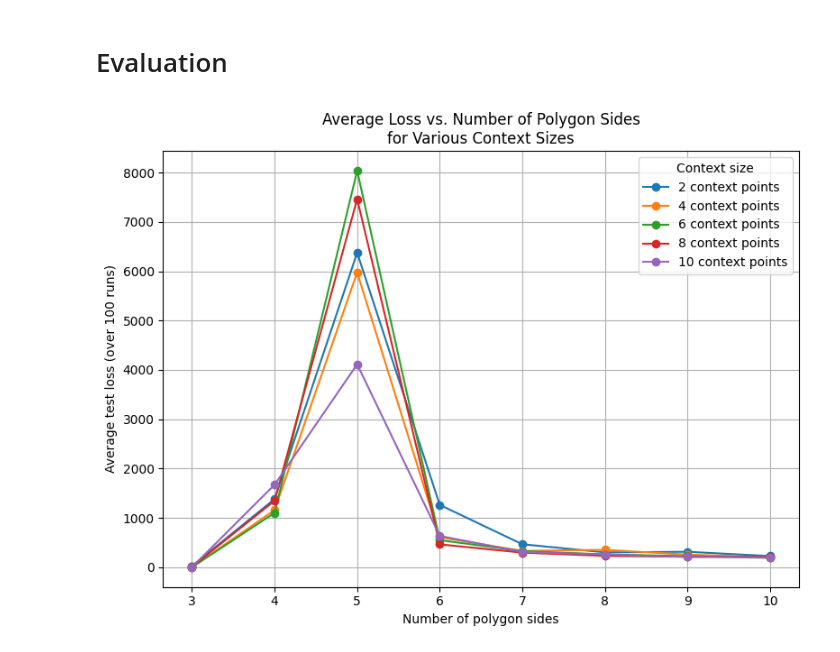
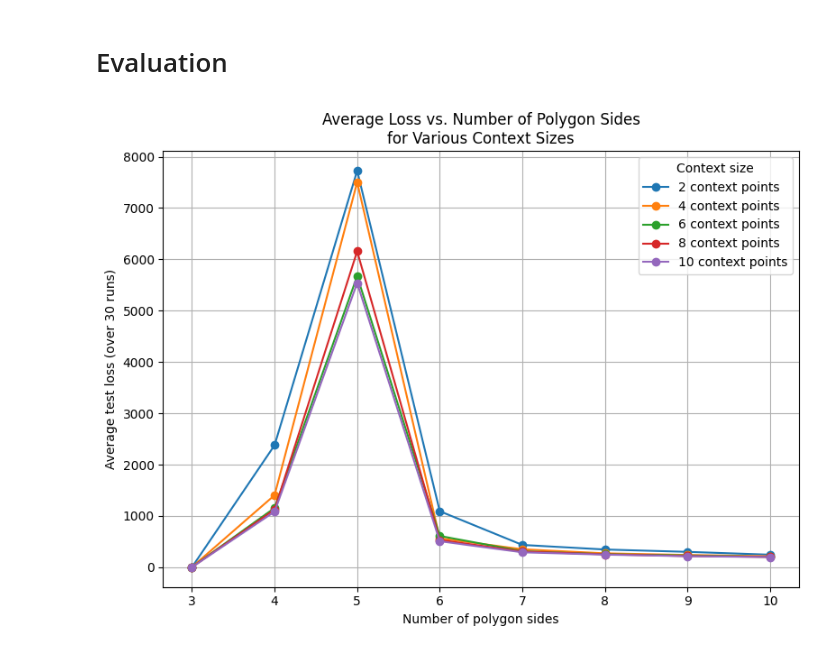
Before and after one commit to Fox4Song/fyp, a Jupyter notebook: notebooks/polygon/angle_completion_task/np/completion_task_angles_triangle_only.ipynb, the cells around one changed output. Cells and saved outputs as stored; diff of their text form; code cells hidden in the pictures.

```diff
--- a/notebooks/polygon/angle_completion_task/np/completion_task_angles_triangle_only.ipynb
+++ b/notebooks/polygon/angle_completion_task/np/completion_task_angles_triangle_only.ipynb
@@ -16,10 +16,10 @@ from torch.distributions.kl import kl_divergence
 # %%
 TRAINING_ITERATIONS = int(2e5)
 PLOT_AFTER = int(2e4)
-BATCH_SIZE = 64
-MAX_CONTEXT_POINTS = 10
+BATCH_SIZE = 128
+MAX_CONTEXT_POINTS = 15
 MIN_SIDES = 3
-MAX_SIDES = 3
+MAX_SIDES = 8
 x_size = 4 + 3 * MAX_SIDES
 y_size = MAX_SIDES
 torch.manual_seed(0)
@@ -44,16 +44,18 @@ polygon_generator_test = PolygonSentenceReader(
     max_num_context=MAX_CONTEXT_POINTS,
     max_seq_len=x_size,
     min_num_sides=MIN_SIDES,
-    max_num_sides=MAX_SIDES,
+    max_num_sides=MIN_SIDES,
     center=(5, 5),
     radius=3,
     testing=True,
 )
 
-model = LNP(x_dim=x_size, y_dim=y_size)
+model = LNP(x_dim=x_size, y_dim=y_size, r_dim=256, n_z_train=10, n_z_test=10)
 optimizer = torch.optim.Adam(model.parameters(), lr=1e-4)
 scheduler = torch.optim.lr_scheduler.CosineAnnealingLR(
     optimizer, T_max=TRAINING_ITERATIONS, eta_min=1e-6
 )
 model.to(torch.device("cuda" if torch.cuda.is_available() else "cpu"))
 device = next(model.parameters()).device
+total_params = sum(p.numel() for p in model.parameters())
+print(f"Total parameters: {total_params:,}")
@@ -193,65 +197,66 @@ LNP(
 # %%
 import matplotlib.pyplot as plt
 import numpy as np
 
-NUM_RUNS = 100
+BATCH_SIZE = 64
 sides_list = list(range(3, 11))
 context_points_list = [2, 4, 6, 8, 10]
-avg_losses = []
 criterion = NLLLoss()
 
 plt.figure(figsize=(8, 6))
 
-for num_context in context_points_list:
-    avg_losses = []
-    for sides in sides_list:
-        losses = []
-        polygon_generator_test = PolygonSentenceReader(
-            batch_size=BATCH_SIZE,
-            max_num_context=num_context,
-            max_seq_len=x_size,
-            min_num_sides=sides,
-            max_num_sides=sides,
-            center=(5, 5),
-            radius=3,
-            testing=True,
-        )
-        (
-            context_x_eval,
-            context_y_eval,
-            target_x_eval,
-            target_y_eval,
-            *_,
-        ) = polygon_generator_test.generate_polygon_batch_few_shot_completion_task(num_context)
+with torch.no_grad():
+    for num_context in context_points_list:
+        avg_losses = []
+        for sides in sides_list:
+            losses = []
+            polygon_generator_test = PolygonSentenceReader(
+                batch_size=BATCH_SIZE,
+                max_num_context=num_context,
+                max_seq_len=x_size,
+                min_num_sides=sides,
+                max_num_sides=sides,
+                center=(5, 5),
+                radius=3,
+                testing=True,
+            )
+            for _ in range(30):
+                (
+                    context_x_eval,
+                    context_y_eval,
+                    target_x_eval,
+                    target_y_eval,
+                    *_,
+                ) = polygon_generator_test.generate_polygon_batch_few_shot_completion_task(num_context)
 
-        context_x_eval = context_x_eval.to(device)
-        context_y_eval = context_y_eval.to(device)
-        target_x_eval = target_x_eval.to(device)
-        target_y_eval = target_y_eval.to(device)
+                context_x_eval = context_x_eval.to(device)
+                context_y_eval = context_y_eval.to(device)
+                target_x_eval = target_x_eval.to(device)
+                target_y_eval = target_y_eval.to(device)
 
-        test_dist, _, _, _ = model(
-            context_x_eval, context_y_eval, target_x_eval, target_y_eval
-        )
-        loss = criterion(test_dist, target_y_eval)
-        losses.append(loss.item())
+                test_dist, _, _, _ = model(
+                    context_x_eval, context_y_eval, target_x_eval, target_y_eval
+                )
+                loss = criterion(test_dist, target_y_eval)
+                losses.append(loss.item())
 
-        avg_losses.append(np.mean(losses))
+            avg_losses.append(np.mean(losses))
 
-    plt.plot(sides_list,
-             avg_losses,
-             marker='o',
-             label=f'{num_context} context{" point" if num_context==1 else " points"}')
+        plt.plot(sides_list,
+                avg_losses,
+                marker='o',
+                label=f'{num_context} context{" point" if num_context==1 else " points"}')
 
 plt.xlabel("Number of polygon sides")
-plt.ylabel("Average test loss (over 100 runs)")
+plt.ylabel("Average test loss (over 30 runs)")
 plt.title("Average Loss vs. Number of Polygon Sides\nfor Various Context Sizes")
 plt.xticks(sides_list)
 plt.grid(True)
 plt.legend(title="Context size")
 plt.tight_layout()
 plt.show()
 # %% [output]
-[figure, old version]
+[figure, new version]
 # %%
 import numpy as np
 import matplotlib.pyplot as plt
```
Also changed, not shown: parts of 3 cells of this notebook, 2 other files.
